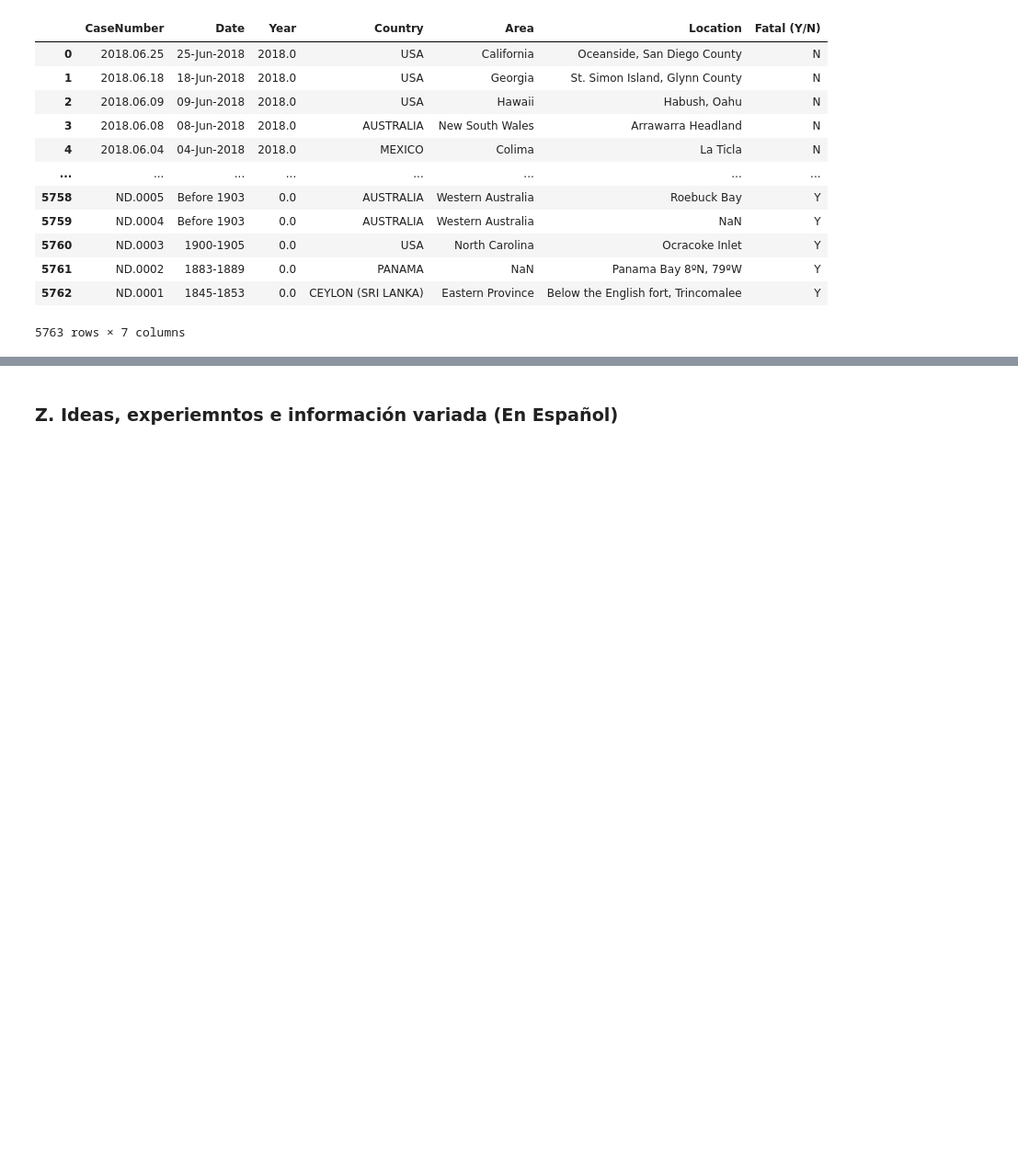
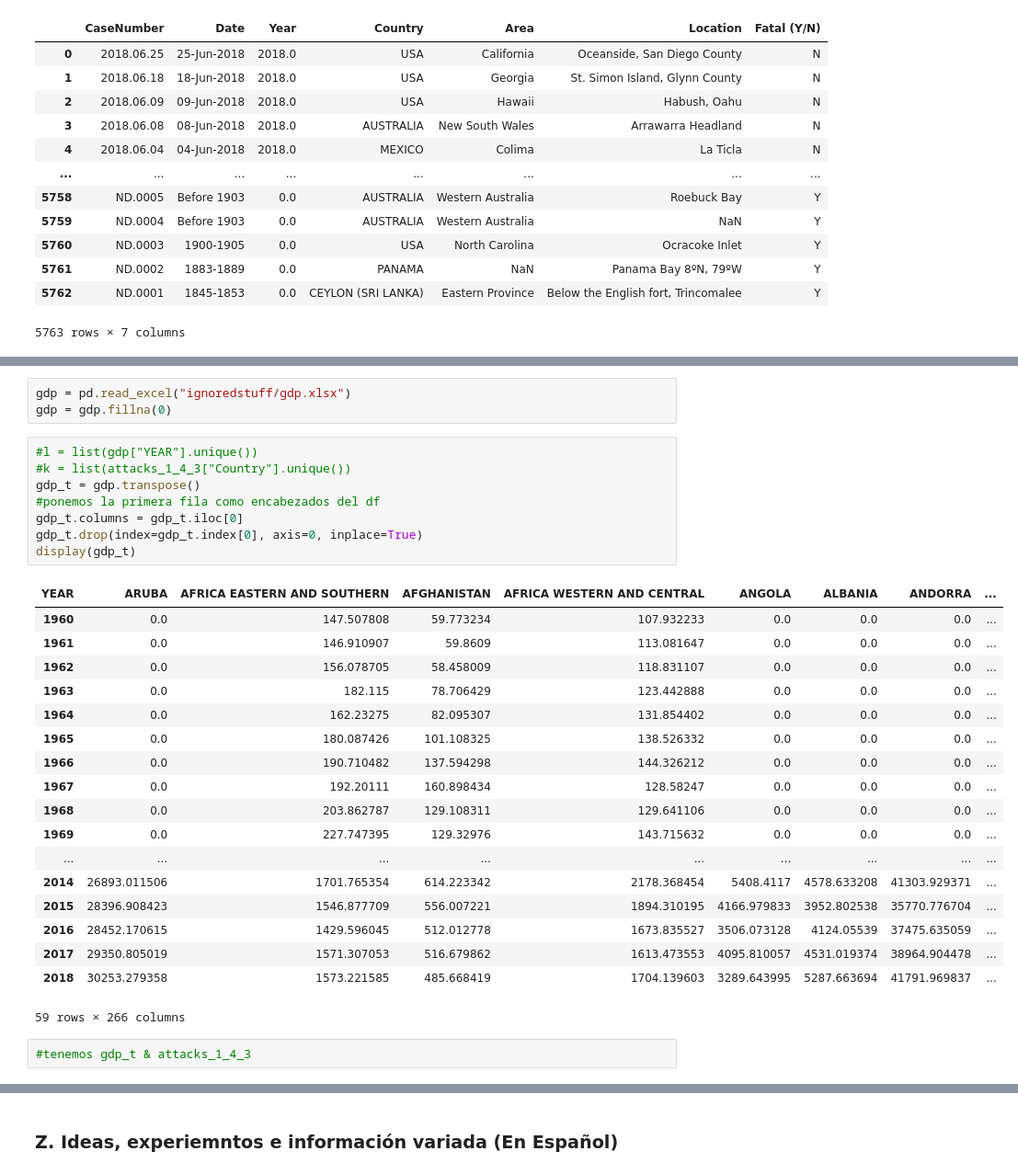
Before and after one commit to DiSanchz/data-cleaning-pandas, a Jupyter notebook: clean.ipynb, the cells around one changed output, grey strips where cells are left out. Shown: that part at 92% size. Cells and saved outputs as stored; diff of their text form; blank space fills up the shorter version.

```diff
--- a/clean.ipynb
+++ b/clean.ipynb
@@ -632,0 +739,32 @@ YEMEN
+# %%
+gdp = pd.read_excel("ignoredstuff/gdp.xlsx")
+gdp = gdp.fillna(0)
+# %%
+#l = list(gdp["YEAR"].unique())
+#k = list(attacks_1_4_3["Country"].unique())
+gdp_t = gdp.transpose()
+#ponemos la primera fila como encabezados del df
+gdp_t.columns = gdp_t.iloc[0]
+gdp_t.drop(index=gdp_t.index[0], axis=0, inplace=True)
+display(gdp_t)
+# %% [output]
+| YEAR | ARUBA | AFRICA EASTERN AND SOUTHERN | AFGHANISTAN | AFRICA WESTERN AND CENTRAL | ANGOLA | ALBANIA | ANDORRA | ... |
+| 1960 | 0.0 | 147.507808 | 59.773234 | 107.932233 | 0.0 | 0.0 | 0.0 | ... |
+| 1961 | 0.0 | 146.910907 | 59.8609 | 113.081647 | 0.0 | 0.0 | 0.0 | ... |
+| 1962 | 0.0 | 156.078705 | 58.458009 | 118.831107 | 0.0 | 0.0 | 0.0 | ... |
+| 1963 | 0.0 | 182.115 | 78.706429 | 123.442888 | 0.0 | 0.0 | 0.0 | ... |
+| 1964 | 0.0 | 162.23275 | 82.095307 | 131.854402 | 0.0 | 0.0 | 0.0 | ... |
+| 1965 | 0.0 | 180.087426 | 101.108325 | 138.526332 | 0.0 | 0.0 | 0.0 | ... |
+| 1966 | 0.0 | 190.710482 | 137.594298 | 144.326212 | 0.0 | 0.0 | 0.0 | ... |
+| 1967 | 0.0 | 192.20111 | 160.898434 | 128.58247 | 0.0 | 0.0 | 0.0 | ... |
+| 1968 | 0.0 | 203.862787 | 129.108311 | 129.641106 | 0.0 | 0.0 | 0.0 | ... |
+| 1969 | 0.0 | 227.747395 | 129.32976 | 143.715632 | 0.0 | 0.0 | 0.0 | ... |
+| ... | ... | ... | ... | ... | ... | ... | ... | ... |
+| 2014 | 26893.011506 | 1701.765354 | 614.223342 | 2178.368454 | 5408.4117 | 4578.633208 | 41303.929371 | ... |
+| 2015 | 28396.908423 | 1546.877709 | 556.007221 | 1894.310195 | 4166.979833 | 3952.802538 | 35770.776704 | ... |
+| 2016 | 28452.170615 | 1429.596045 | 512.012778 | 1673.835527 | 3506.073128 | 4124.05539 | 37475.635059 | ... |
+| 2017 | 29350.805019 | 1571.307053 | 516.679862 | 1613.473553 | 4095.810057 | 4531.019374 | 38964.904478 | ... |
+| 2018 | 30253.279358 | 1573.221585 | 485.668419 | 1704.139603 | 3289.643995 | 5287.663694 | 41791.969837 | ... |
+59 rows × 266 columns
+# %%
+#tenemos gdp_t & attacks_1_4_3
```
Also changed, not shown: parts of 56 cells of this notebook.
